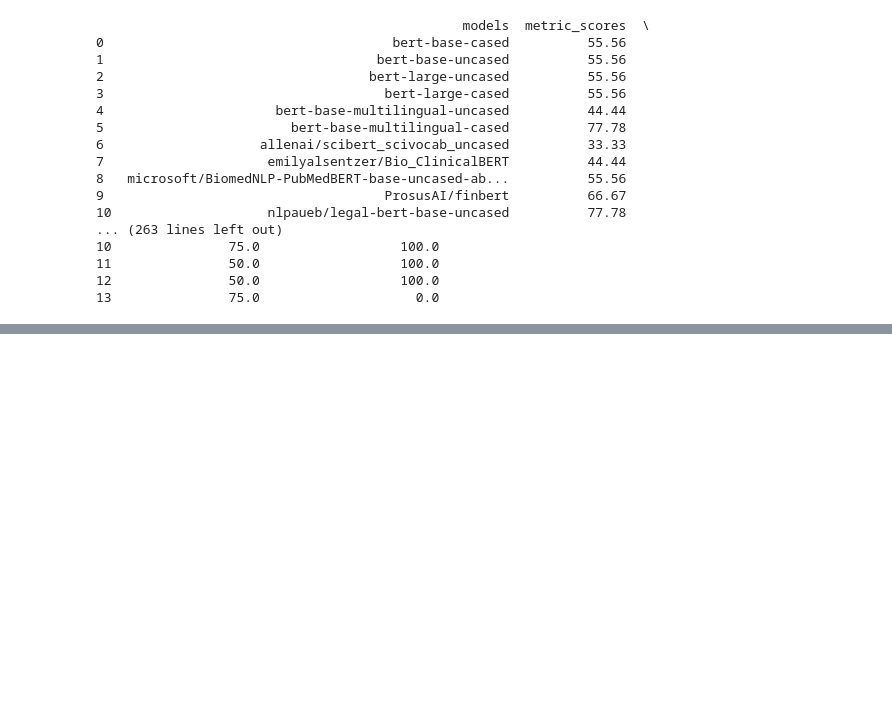
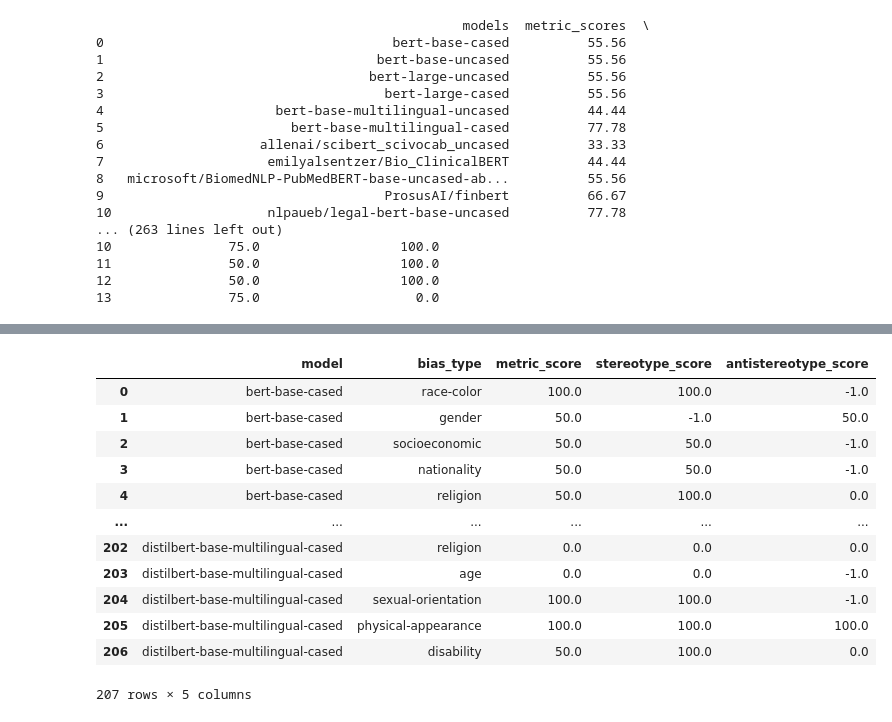
Before and after one commit to laramurphyyx/Visualisation-Tool-for-Social-Bias-in-NLP-Models, a Jupyter notebook: Evaluating All Possible Models Pt 3.ipynb, the cells around one changed output, grey strips where cells are left out. Saved outputs shown, nothing was run; the diff lists cells and outputs as text; code cells hidden in the pictures; blank space fills up the shorter version.

```diff
--- a/Evaluating All Possible Models Pt 3.ipynb
+++ b/Evaluating All Possible Models Pt 3.ipynb
@@ -524,0 +1101,16 @@ import sentencepiece
+# %%
+social_bias_dataframe
+# %% [output]
+|  | model | bias_type | metric_score | stereotype_score | antistereotype_score |
+| 0 | bert-base-cased | race-color | 100.0 | 100.0 | -1.0 |
+| 1 | bert-base-cased | gender | 50.0 | -1.0 | 50.0 |
+| 2 | bert-base-cased | socioeconomic | 50.0 | 50.0 | -1.0 |
+| 3 | bert-base-cased | nationality | 50.0 | 50.0 | -1.0 |
+| 4 | bert-base-cased | religion | 50.0 | 100.0 | 0.0 |
+| ... | ... | ... | ... | ... | ... |
+| 202 | distilbert-base-multilingual-cased | religion | 0.0 | 0.0 | 0.0 |
+| 203 | distilbert-base-multilingual-cased | age | 0.0 | 0.0 | -1.0 |
+| 204 | distilbert-base-multilingual-cased | sexual-orientation | 100.0 | 100.0 | -1.0 |
+| 205 | distilbert-base-multilingual-cased | physical-appearance | 100.0 | 100.0 | 100.0 |
+| 206 | distilbert-base-multilingual-cased | disability | 50.0 | 100.0 | 0.0 |
+207 rows × 5 columns
```
Also changed, not shown: parts of 28 cells of this notebook, 2 other files.
